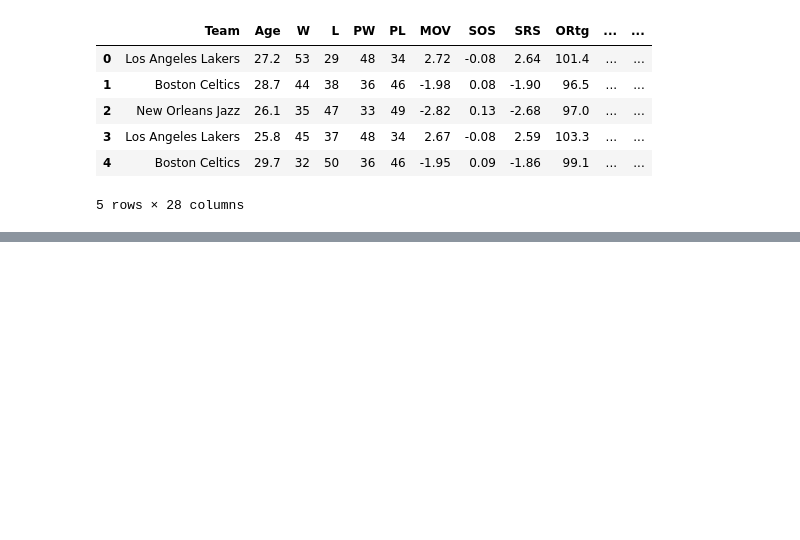
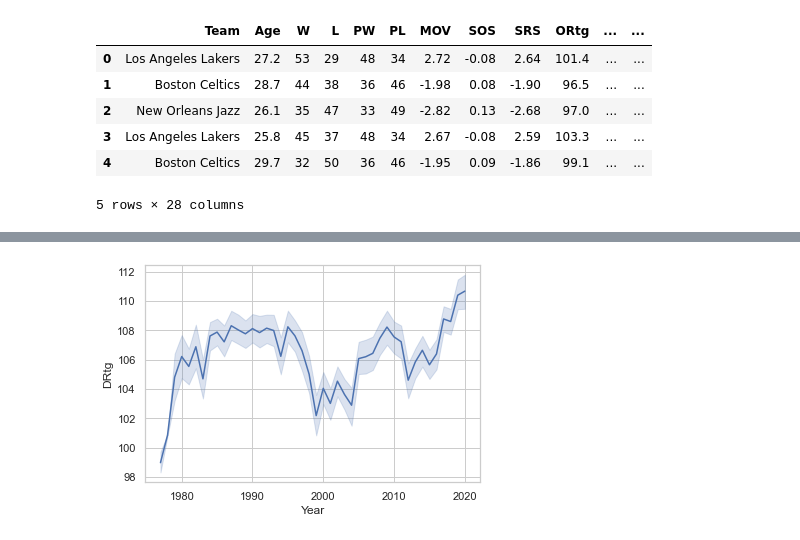
Before and after one commit to gargparthb/nba-data-analysis, a Jupyter notebook: notebooks/eda.ipynb, the cells around one changed output, grey strips where cells are left out. Drawn from its saved outputs; the diff is of its cells as text; code cells hidden in the pictures; blank space fills up the shorter version.

```diff
--- a/notebooks/eda.ipynb
+++ b/notebooks/eda.ipynb
@@ -44,0 +58,4 @@ data.head()
+# %%
+defrplot = sns.lineplot(x='Year', y='DRtg', data=data)
+# %% [output]
+[figure, added]
```
Also changed, not shown: parts of 4 cells of this notebook.
